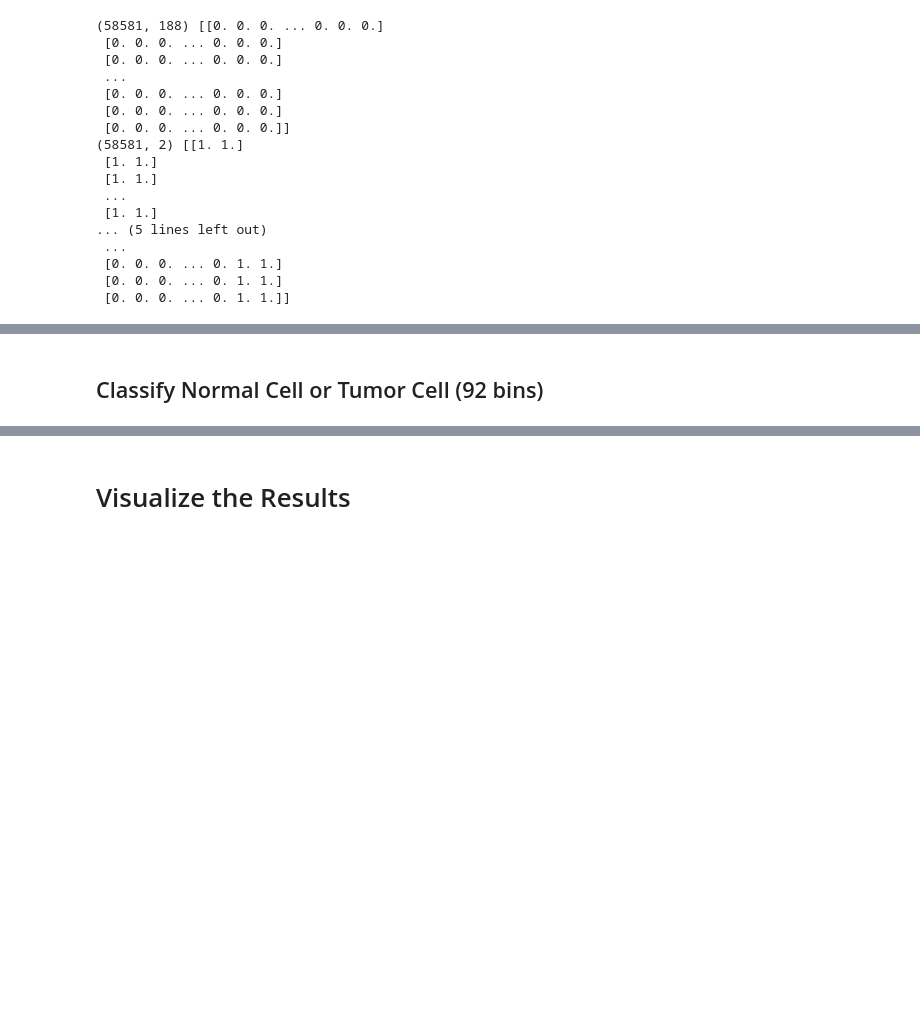
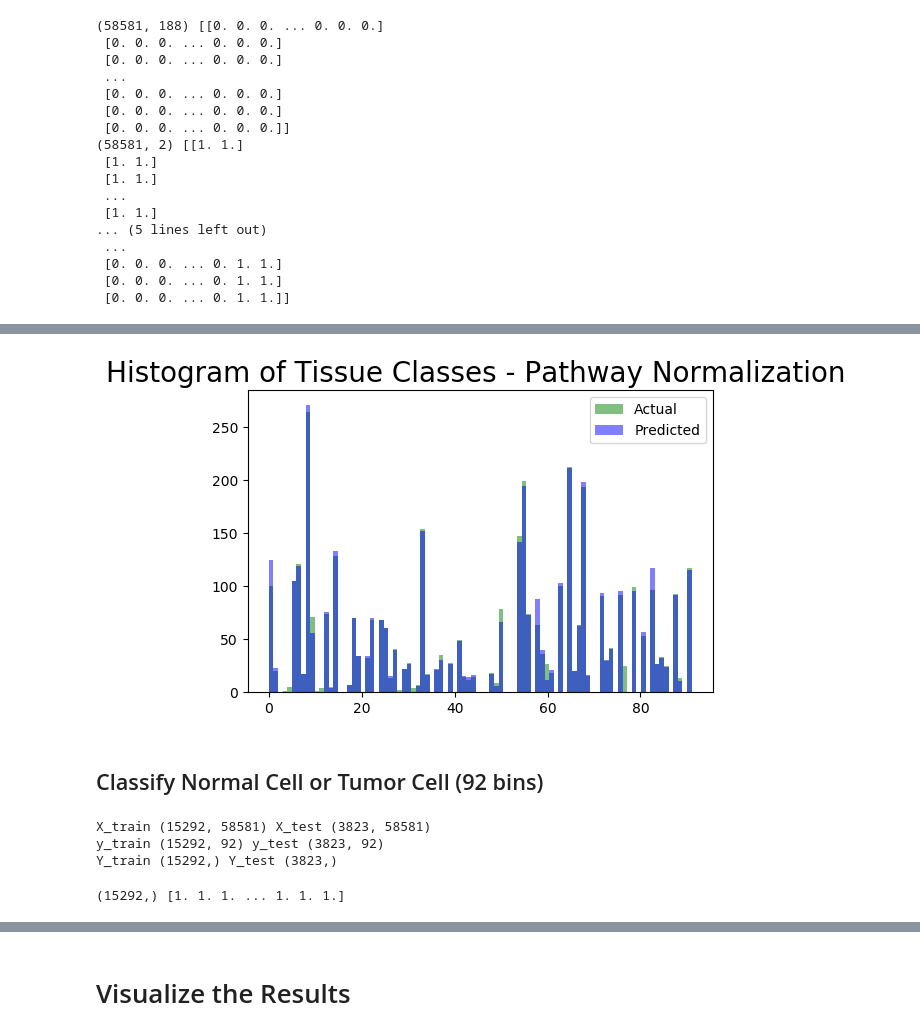
Before and after one commit to brad0taylor/xena-tools, a Jupyter notebook: genesets_brad_paths_disp.ipynb, the cells around one changed output, grey strips where cells are left out. Saved outputs shown, nothing was run; the diff lists cells and outputs as text; code cells hidden in the pictures; blank space fills up the shorter version.

```diff
--- a/genesets_brad_paths_disp.ipynb
+++ b/genesets_brad_paths_disp.ipynb
@@ -488,7 +508,23 @@ Epoch 20/20
 <keras.callbacks.History at 0x...>
+# %%
+P_test =model.predict_classes( X_test)
+
+
+plt.figure(num=2, dpi=100, frameon=1)
+plt.title('Histogram of Tissue Classes - Pathway Normalization ',fontsize = 20)
+Y_n, Ybins, Yhist = plt.hist(Y_test[:], 92, facecolor='green', alpha=0.5)
+P_n, Ybins, Phist = plt.hist(P_test[:], 92, facecolor='blue',  alpha=0.5)
+plt.legend((Yhist[0], Phist[0]), ('Actual', 'Predicted'),fontsize = 10)
+plt.show()
+# %% [output]
+[figure, added]
 # %% [markdown]
 ## Classify Normal Cell or Tumor Cell (92 bins)
 # %%
     print('X_train', X_train.shape,'X_test', X_test.shape)
     print('y_train', y_train.shape, 'y_test',y_test.shape)
-    print('Y_train', classes_train.shape, 'Y_test', classes_test.shape)
+    print('Y_train', Y_train.shape, 'Y_test', Y_test.shape)
+# %% [output]
+X_train (15292, 58581) X_test (3823, 58581)
+y_train (15292, 92) y_test (3823, 92)
+Y_train (15292,) Y_test (3823,)
@@ -499,3 +531,14 @@ sample_weights = class_weight.compute_sample_weight('balanced', Y_train)
+# %%
+# if Samples are weighted to equalize class probability during training
+# suggest setting training opt = keras.optimizers.rmsprop(lr=0.000001, decay=1e-6) to converge
+
+
+sampleweight = False
+if sampleweight==True : sample_weights = class_weight.compute_sample_weight('balanced', Y_train[:])
+else : sample_weights = np.ones (Y_train.shape)
+print( sample_weights.shape , sample_weights)
+# %% [output]
+(15292,) [1. 1. 1. ... 1. 1. 1.]
 # %%
 """
 Multi-class classification of tumor/normal + primary site with union of genes from all gene sets as input
```
Also changed, not shown: parts of 33 cells of this notebook, 1 other file.
